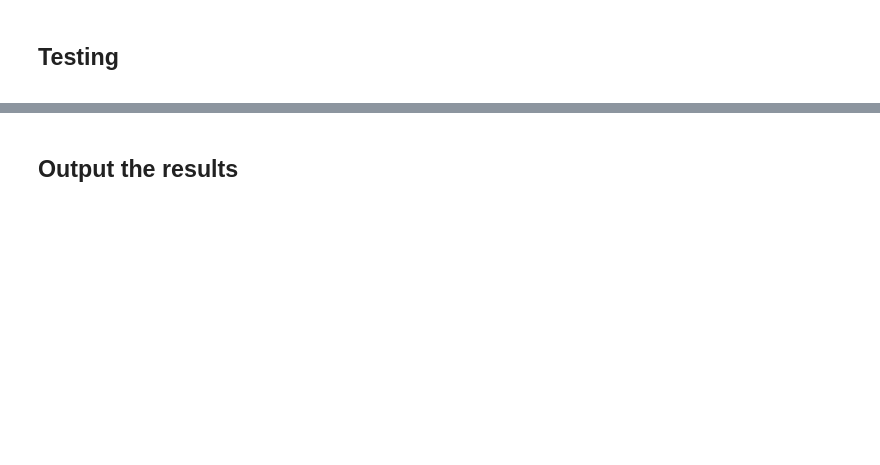
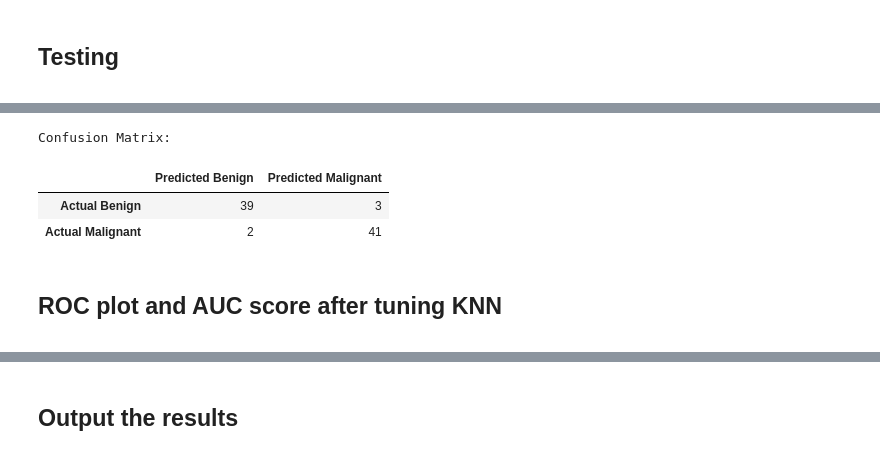
Before and after one commit to Ehsan-Behzadi/Breast-Cancer-Prediction-Model, a Jupyter notebook: ML_model_Breast_Cancer_Wisconsin.ipynb, the cells around one changed output, grey strips where cells are left out. Cells and saved outputs as stored; diff of their text form; code cells hidden in the pictures; blank space fills up the shorter version.

```diff
--- a/ML_model_Breast_Cancer_Wisconsin.ipynb
+++ b/ML_model_Breast_Cancer_Wisconsin.ipynb
@@ -890,0 +1364,10 @@ print('\n')
+# %%
+# Defining the hyperparameter
+param_dist_knn = {
+    'n_neighbors': range(1, 11),                              # Number of neighbors to consider
+    'weights': ['uniform', 'distance'],                       # Weighting function used in prediction
+    'metric': ['euclidean', 'manhattan', 'minkowski'],        # Distance metrics
+    'algorithm': ['auto', 'ball_tree', 'kd_tree', 'brute'],   # Algorithm used to compute the nearest neighbors
+    'p': range(1, 3),                                         # Power parameter for Minkowski distance (1: Manhattan, 2: Euclidean)
+    'leaf_size': range(1, 21)                                 # Leaf size passed to the underlying tree-based algorithms
+}
@@ -890,0 +1447,19 @@ print('\n')
+# %%
+# Generate and display the confusion matrix
+confusion_matrix = metrics.confusion_matrix(y_pred, Y_test)
+
+# Create a dataframe for the confusion matrix for better visualization
+confusion_matrix_dataframe = pd.DataFrame(confusion_matrix, columns=['Predicted Benign', 'Predicted Malignant'],
+                                          index=['Actual Benign', 'Actual Malignant'])
+print("\nConfusion Matrix:\n")
+display(confusion_matrix_dataframe)
+print('\n')
+# %% [output]
+Confusion Matrix:
+|  | Predicted Benign | Predicted Malignant |
+| Actual Benign | 39 | 3 |
+| Actual Malignant | 2 | 41 |
+# %% [markdown]
+<div id="roc">
+    <h2>ROC plot and AUC score after tuning KNN</h2>
+</div>
```
Also changed, not shown: parts of 82 cells of this notebook.
